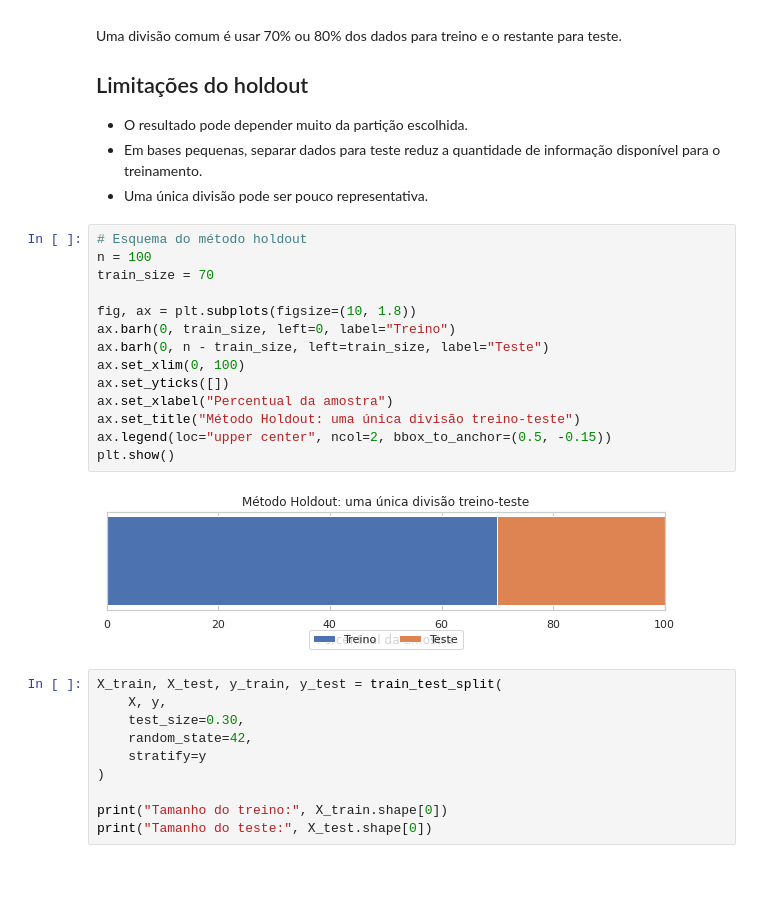
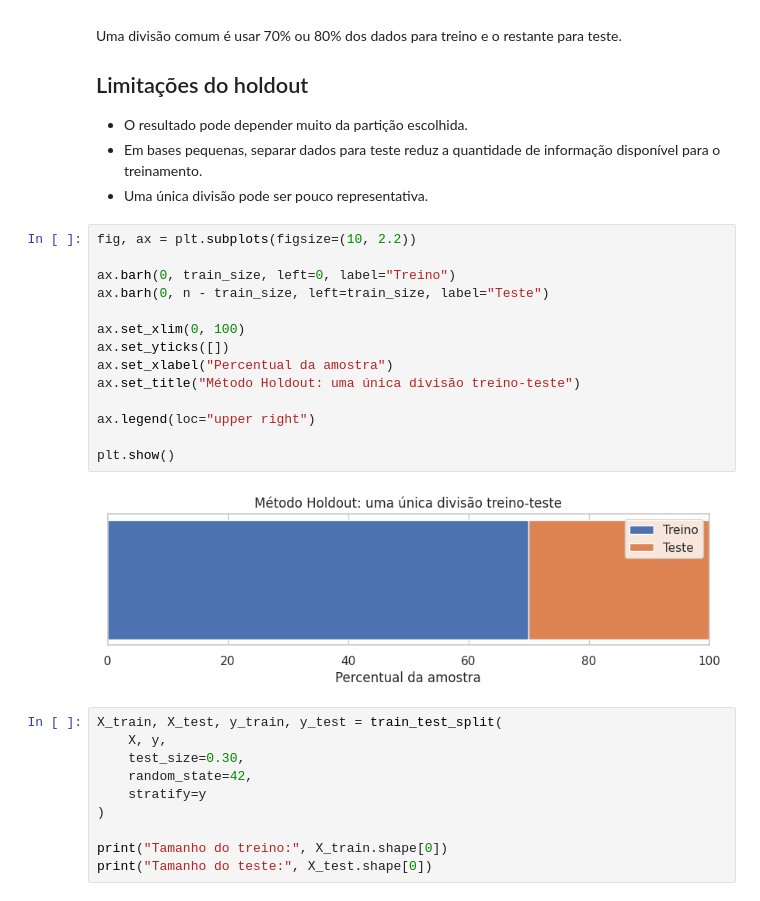
Before and after one commit to cibelerusso/FundamentosemCienciasdeDados, a Jupyter notebook: Notebooks/Fundamentos_em_Ciencias_de_Dados_Aula_14_Validação_de_modelos.ipynb, the cells around one changed output. Saved outputs shown, nothing was run; the diff lists cells and outputs as text; blank space fills up the shorter version.

```diff
--- a/Notebooks/Fundamentos_em_Ciencias_de_Dados_Aula_14_Validação_de_modelos.ipynb
+++ b/Notebooks/Fundamentos_em_Ciencias_de_Dados_Aula_14_Validação_de_modelos.ipynb
@@ -211,21 +219,21 @@ Uma divisão comum é usar 70% ou 80% dos dados para treino e o restante para te
 - Em bases pequenas, separar dados para teste reduz a quantidade de informação disponível para o treinamento.
 - Uma única divisão pode ser pouco representativa.
 # %%
-# Esquema do método holdout
-n = 100
-train_size = 70
+fig, ax = plt.subplots(figsize=(10, 2.2))
 
-fig, ax = plt.subplots(figsize=(10, 1.8))
 ax.barh(0, train_size, left=0, label="Treino")
 ax.barh(0, n - train_size, left=train_size, label="Teste")
+
 ax.set_xlim(0, 100)
 ax.set_yticks([])
 ax.set_xlabel("Percentual da amostra")
 ax.set_title("Método Holdout: uma única divisão treino-teste")
-ax.legend(loc="upper center", ncol=2, bbox_to_anchor=(0.5, -0.15))
+
+ax.legend(loc="upper right")
+
 plt.show()
 # %% [output]
-[figure, old version]
+[figure, new version]
 # %%
 X_train, X_test, y_train, y_test = train_test_split(
     X, y,
```
Also changed, not shown: parts of 18 cells of this notebook.
